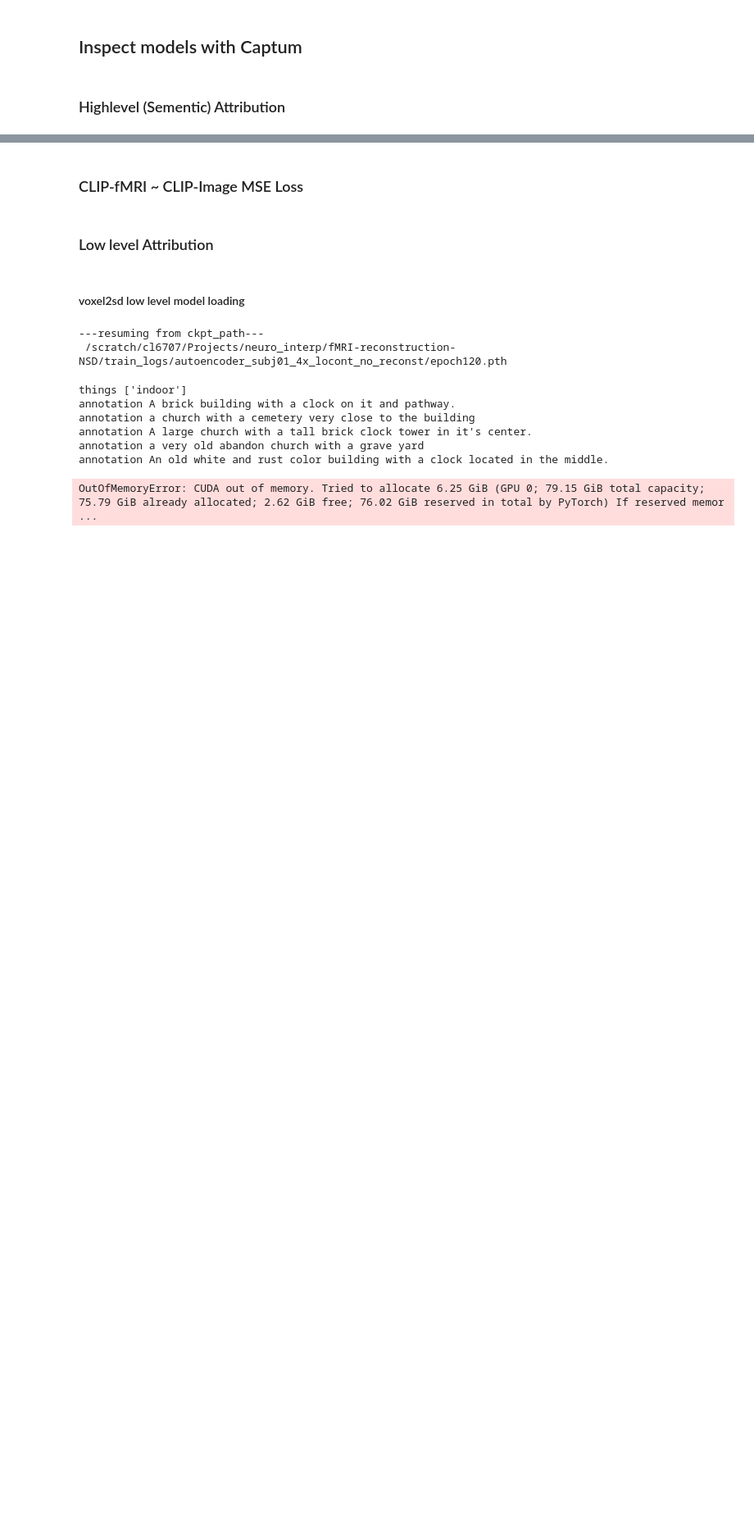
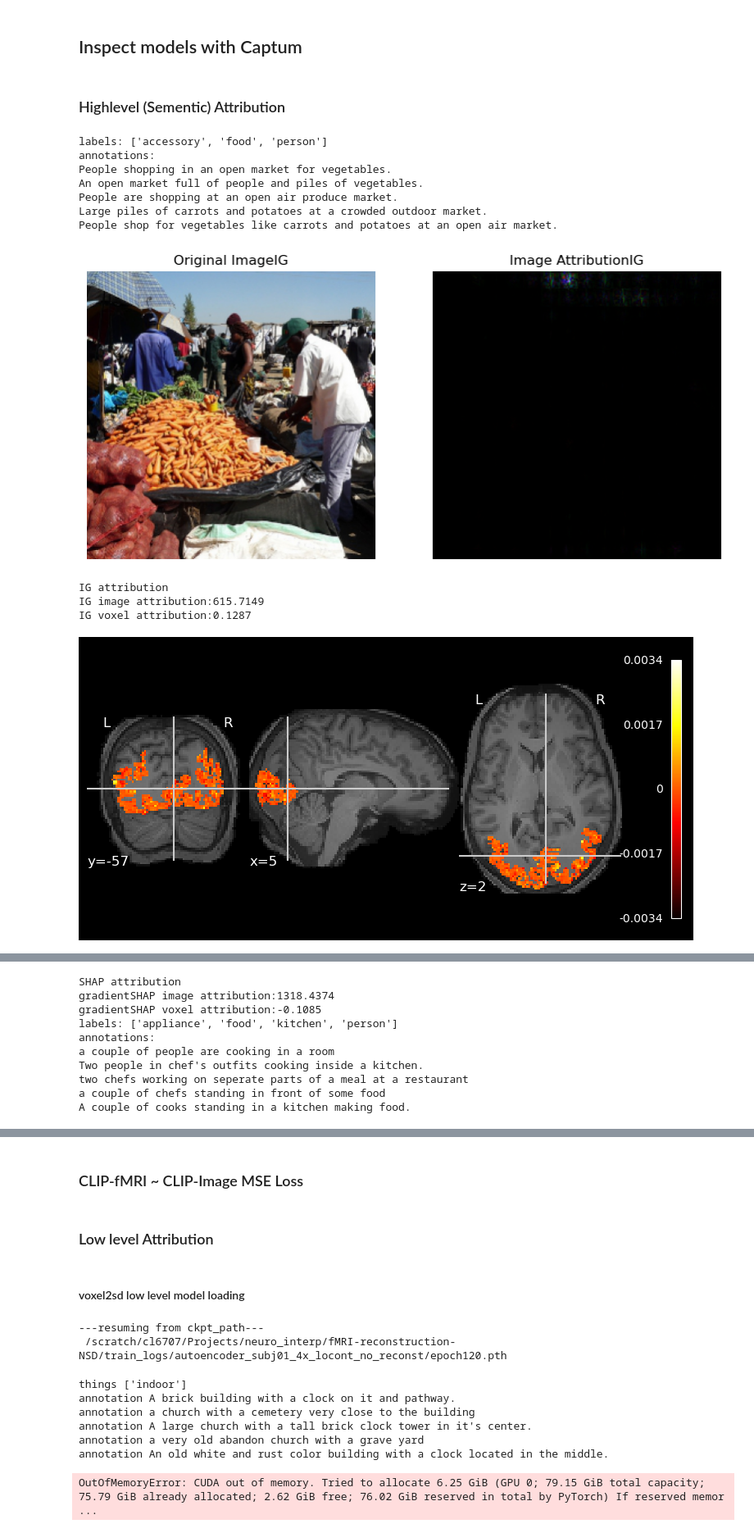
Before and after one commit to whisperle/Neural_Interpretation, a Jupyter notebook: MindEye/BrainNetwork_Inspection.ipynb, the cells around one changed output, grey strips where cells are left out. Shown at 82% size. Saved outputs shown, nothing was run; the diff lists cells and outputs as text; code cells hidden in the pictures; blank space fills up the shorter version.

```diff
--- a/MindEye/BrainNetwork_Inspection.ipynb
+++ b/MindEye/BrainNetwork_Inspection.ipynb
@@ -244,40 +258,55 @@ for val_i, (voxel, img, coco,trial) in enumerate(val_dl):
     plot_img_attribution(img.squeeze().cpu().detach().numpy().transpose(1,2,0),IG_img_attr,caption="IG")
 
     IG_voxel_attr = IG_voxel_attr.cpu().detach().numpy()
-    IG_voxel_attr = np.abs(IG_voxel_attr)
-    IG_voxel_attr = (IG_voxel_attr - np.min(IG_voxel_attr))/ (np.max(IG_voxel_attr) - np.min(IG_voxel_attr))
+    # IG_voxel_attr = np.abs(IG_voxel_attr)
+    # IG_voxel_attr = (IG_voxel_attr - np.min(IG_voxel_attr))/ (np.max(IG_voxel_attr) - np.min(IG_voxel_attr))
     IG_reconstructed = reconstruct_volume_corrected(nsdgeneral_roi_mask.shape, nsdgeneral_roi_mask.flatten(), IG_voxel_attr)
     IG_reconstructed = np.nan_to_num(IG_reconstructed)
 
     IG_ni_img = nib.Nifti1Image(IG_reconstructed,affine=nsdgeneral_affine)
+    print('IG attribution')
     plotting.plot_stat_map(IG_ni_img,
                         bg_img=anat_img,
                         cmap='hot',
                         output_file=os.path.join(output_dir,f'{model_name}_subj{subj}_trial{trial[0]}_voxel_attr.png') if save_fig else None,)
 
     print('IG image attribution:{:.4f}'.format(IG_img_attr.sum().item()))
     print('IG voxel attribution:{:.4f}'.format(IG_voxel_attr.sum().item()))
 
     gradientSHAP_voxel_attr, gradientSHAP_img_attr = gradientSHAP_img_clip.attribute( inputs = (voxel,img), baselines = (torch.zeros_like(voxel),torch.zeros_like(img)))
 
     gradientSHAP_img_attr = np.transpose(gradientSHAP_img_attr.squeeze().cpu().detach().numpy(), (1, 2, 0))
     gradientSHAP_img_attr = np.abs(gradientSHAP_img_attr)
     gradientSHAP_img_attr = (gradientSHAP_img_attr - np.min(gradientSHAP_img_attr))/ (np.max(gradientSHAP_img_attr) - np.min(gradientSHAP_img_attr))
 
     plot_img_attribution(img.squeeze().cpu().detach().numpy().transpose(1,2,0),gradientSHAP_img_attr,caption="gradientSHAP")
 
     gradientSHAP_voxel_attr = gradientSHAP_voxel_attr.cpu().detach().numpy()
-    gradientSHAP_voxel_attr = np.abs(gradientSHAP_voxel_attr)
-    gradientSHAP_voxel_attr = (gradientSHAP_voxel_attr - np.min(gradientSHAP_voxel_attr))/ (np.max(gradientSHAP_voxel_attr) - np.min(gradientSHAP_voxel_attr))
+    # gradientSHAP_voxel_attr = np.abs(gradientSHAP_voxel_attr)
+    # gradientSHAP_voxel_attr = (gradientSHAP_voxel_attr - np.min(gradientSHAP_voxel_attr))/ (np.max(gradientSHAP_voxel_attr) - np.min(gradientSHAP_voxel_attr))
     gradientSHAP_reconstructed = reconstruct_volume_corrected(nsdgeneral_roi_mask.shape, nsdgeneral_roi_mask.flatten(), gradientSHAP_voxel_attr)
     gradientSHAP_reconstructed = np.nan_to_num(gradientSHAP_reconstructed)
 
     gradientSHAP_ni_img = nib.Nifti1Image(gradientSHAP_reconstructed,affine=nsdgeneral_affine)
+    print('SHAP attribution')
     plotting.plot_stat_map(gradientSHAP_ni_img,
                         bg_img=anat_img,
                         cmap='hot',
                         output_file=os.path.join(output_dir,f'{model_name}_subj{subj}_trial{trial[0]}_voxel_attr.png') if save_fig else None,)
     print('gradientSHAP image attribution:{:.4f}'.format(gradientSHAP_img_attr.sum().item()))
     print('gradientSHAP voxel attribution:{:.4f}'.format(gradientSHAP_voxel_attr.sum().item()))
 
     count += 1
+# %% [output]
+labels: ['accessory', 'food', 'person']
+annotations:
+People shopping in an open market for vegetables.
+An open market full of people and piles of vegetables.
+People are shopping at an open air produce market.
+Large piles of carrots and potatoes at a crowded outdoor market.
+People shop for vegetables like carrots and potatoes at an open air market.
+[figure, added]
+IG attribution
+IG image attribution:615.7149
+IG voxel attribution:0.1287
+[figure, added]
@@ -283,0 +314,10 @@ for val_i, (voxel, img, coco,trial) in enumerate(val_dl):
+SHAP attribution
+gradientSHAP image attribution:1318.4374
+gradientSHAP voxel attribution:-0.1085
+labels: ['appliance', 'food', 'kitchen', 'person']
+annotations:
+a couple of people are cooking in a room
+Two people in chef's outfits cooking inside a kitchen.
+two chefs working on seperate parts of a meal at a restaurant
+a couple of chefs standing in front of some food
+A couple of cooks standing in a kitchen making food.
```
Also changed, not shown: parts of 4 cells of this notebook, 7 other files.
